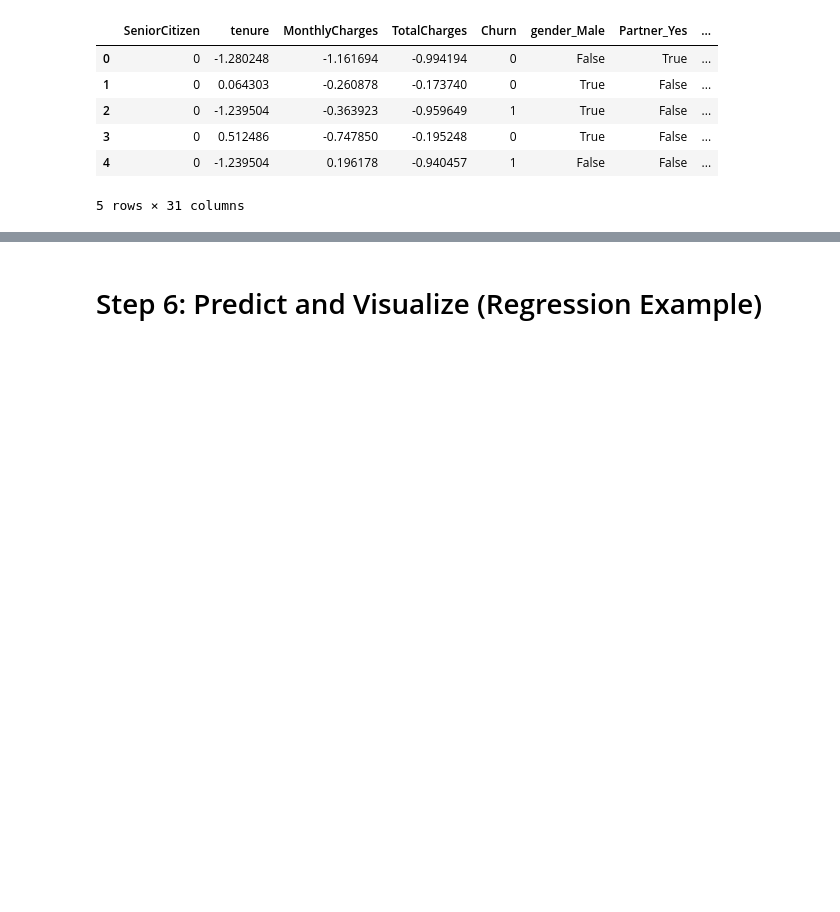
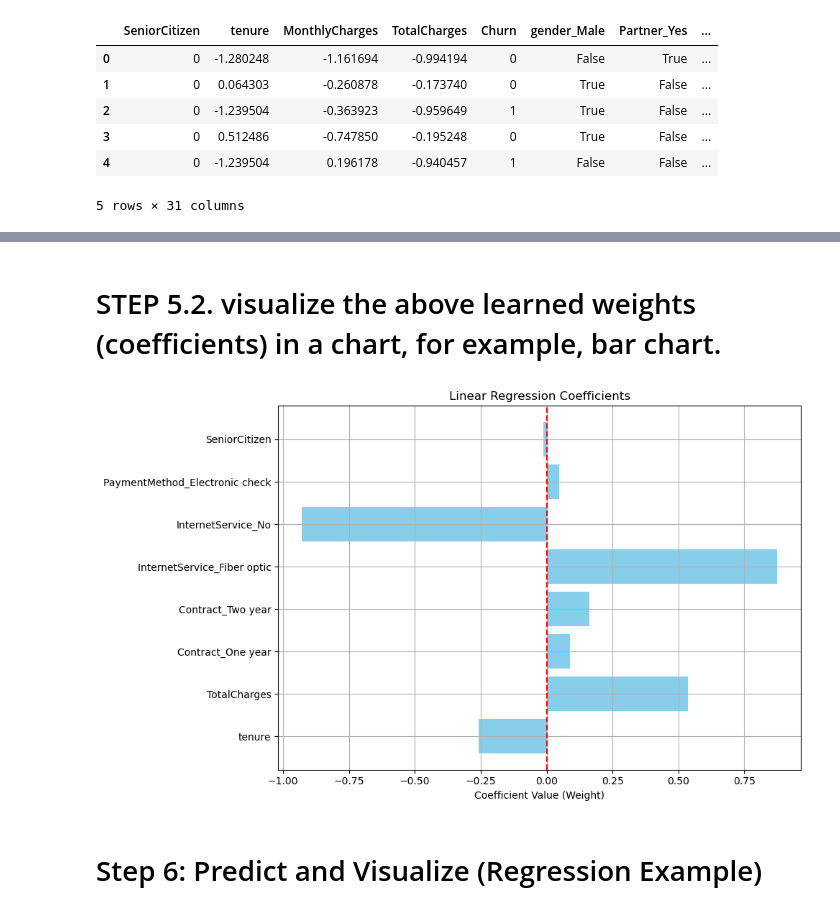
Before and after one commit to girmaat/AI-machine-learning-retail-model-demo, a Jupyter notebook: notebooks/02-2-regression-linear.ipynb, the cells around one changed output, grey strips where cells are left out. Cells and saved outputs as stored; diff of their text form; code cells hidden in the pictures; blank space fills up the shorter version.

Commit message:
Visualize model coefficients using bar chart

```diff
--- a/notebooks/02-2-regression-linear.ipynb
+++ b/notebooks/02-2-regression-linear.ipynb
@@ -54,3 +118,23 @@ model.fit(X_train, y_train)
+# %% [markdown]
+# STEP 5.2. visualize the above learned weights (coefficients) in a chart, for example, bar chart.
+# %%
+import matplotlib.pyplot as plt
+
+# Get feature names and corresponding coefficients
+feature_names = X_train.columns
+coefficients = model.coef_
+
+# Create horizontal bar chart
+plt.figure(figsize=(10, 6))
+plt.barh(feature_names, coefficients, color='skyblue')
+plt.axvline(x=0, color='red', linestyle='--')
+plt.xlabel("Coefficient Value (Weight)")
+plt.title("Linear Regression Coefficients")
+plt.grid(True)
+plt.tight_layout()
+plt.show()
+# %% [output]
+[figure, added]
 # %% [markdown]
 # Step 6: Predict and Visualize (Regression Example)
 # %%
```
Also changed, not shown: parts of 10 cells of this notebook.
